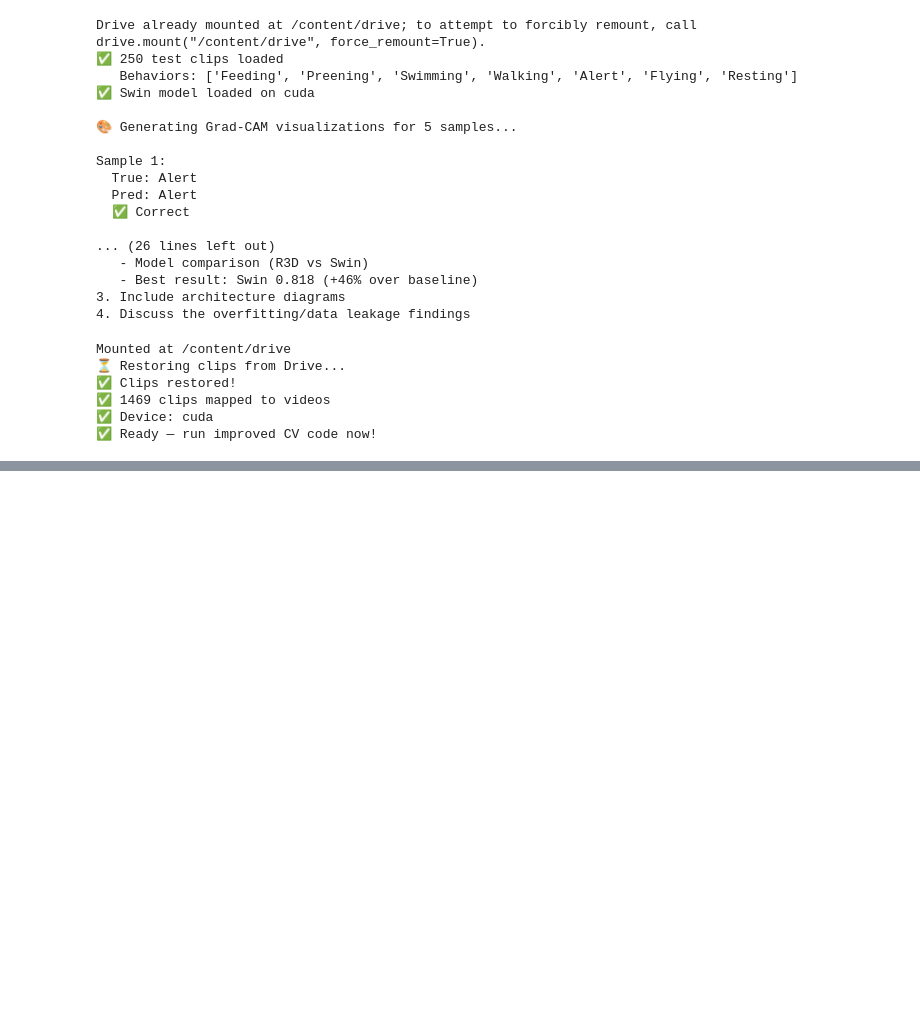
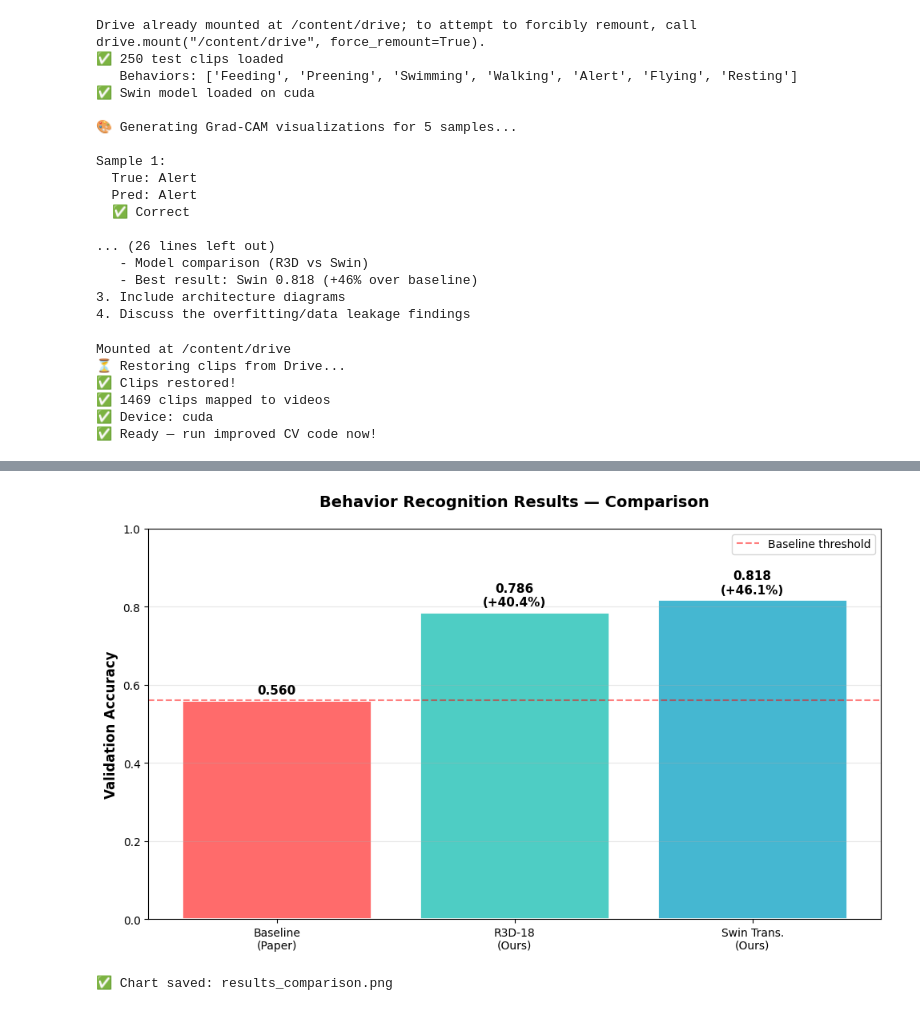
Before and after one commit to Rima-fathallah/bird-behavior-ai, a Jupyter notebook: 02_behavior_recognition.ipynb, the cells around one changed output, grey strips where cells are left out. Drawn from its saved outputs; the diff is of its cells as text; code cells hidden in the pictures; blank space fills up the shorter version.

```diff
--- a/02_behavior_recognition.ipynb
+++ b/02_behavior_recognition.ipynb
@@ -5119,3 +5119,18 @@ Mounted at /content/drive
 ✅ 1469 clips mapped to videos
 ✅ Device: cuda
 ✅ Ready — run improved CV code now!
+# %%
+from google.colab import drive
+drive.mount('/content/drive')
+
+import os
+
+drive_path = '/content/drive/MyDrive/wetlandbirds'
+
+# Check your saved models
+files = os.listdir(drive_path)
+print("✅ Your saved files:")
+for f in files:
+    if f.endswith('.pth') or f.endswith('.txt') or f.endswith('.png'):
+        size = os.path.getsize(f'{drive_path}/{f}') / (1024*1024)
+        print(f"  {f:<35} {size:>6.1f} MB")
@@ -5121,0 +5274,39 @@ Mounted at /content/drive
+# %%
+import matplotlib.pyplot as plt
+import numpy as np
+
+# Your results
+models = ['Baseline\n(Paper)', 'R3D-18\n(Ours)', 'Swin Trans.\n(Ours)']
+accuracies = [0.560, 0.786, 0.818]
+colors = ['#ff6b6b', '#4ecdc4', '#45b7d1']
+
+fig, ax = plt.subplots(figsize=(10, 6))
+bars = ax.bar(models, accuracies, color=colors, edgecolor='white', linewidth=2)
+
+# Add value labels on bars
+for i, (bar, acc) in enumerate(zip(bars, accuracies)):
+    height = bar.get_height()
+    improvement = ((acc - 0.560) / 0.560 * 100) if acc > 0.560 else 0
+    label = f'{acc:.3f}'
+    if improvement > 0:
+        label += f'\n(+{improvement:.1f}%)'
+    ax.text(bar.get_x() + bar.get_width()/2., height + 0.01,
+            label, ha='center', va='bottom', fontsize=11, fontweight='bold')
+
+ax.set_ylabel('Validation Accuracy', fontsize=12, fontweight='bold')
+ax.set_title('Behavior Recognition Results — Comparison',
+             fontsize=14, fontweight='bold', pad=20)
+ax.set_ylim(0, 1.0)
+ax.axhline(y=0.560, color='red', linestyle='--', alpha=0.5,
+           label='Baseline threshold')
+ax.grid(axis='y', alpha=0.3)
+ax.legend()
+
+plt.tight_layout()
+plt.savefig(f'{drive_path}/results_comparison.png', dpi=150, bbox_inches='tight')
+plt.show()
+
+print("✅ Chart saved: results_comparison.png")
+# %% [output]
+[figure, added]
+✅ Chart saved: results_comparison.png
```
Also changed, not shown: parts of 4 cells of this notebook.
